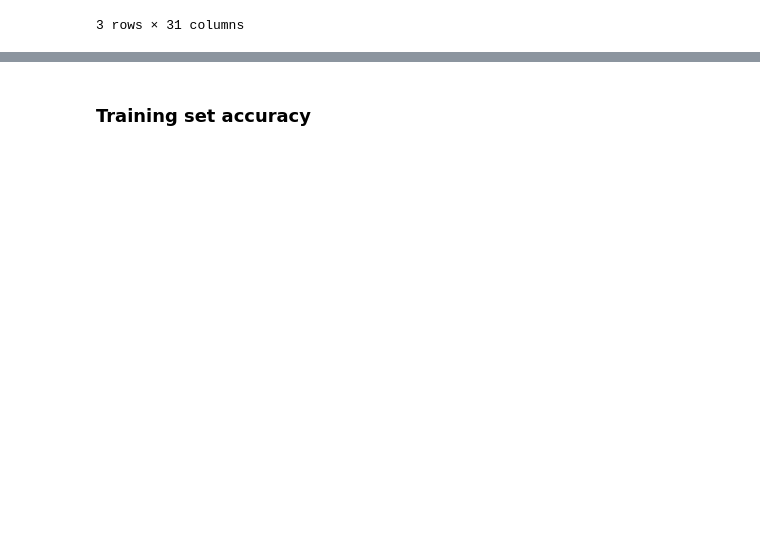
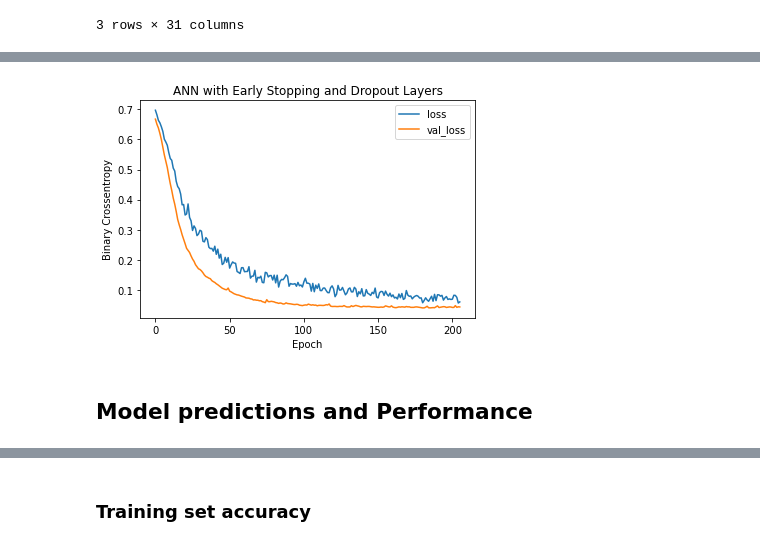
Before and after one commit to MoreShekharSanjay/project-machine-learning, a Jupyter notebook: Breast_Cancer_Prediction.ipynb, the cells around one changed output, grey strips where cells are left out. Saved outputs shown, nothing was run; the diff lists cells and outputs as text; code cells hidden in the pictures; blank space fills up the shorter version.

```diff
--- a/Breast_Cancer_Prediction.ipynb
+++ b/Breast_Cancer_Prediction.ipynb
@@ -106,0 +163,9 @@ test_pred = lr.predict(scaler.transform(X_test))
+# %%
+final_model = Sequential()
+final_model.add(Dense(30, activation='relu'))
+final_model.add(Dropout(0.5))
+final_model.add(Dense(15, activation='relu'))
+final_model.add(Dropout(0.5))
+final_model.add(Dense(1, activation='sigmoid'))
+final_model.compile(loss='binary_crossentropy', optimizer='adam')
+final_model.fit(x=X_train, y=y_train, epochs=600, validation_data=(X_test, y_test), callbacks=[early_stop])
@@ -106,0 +191,10 @@ test_pred = lr.predict(scaler.transform(X_test))
+# %%
+losses = pd.DataFrame(final_model.history.history)
+losses.plot()
+plt.title('ANN with Early Stopping and Dropout Layers')
+plt.xlabel('Epoch')
+plt.ylabel('Binary Crossentropy');
+# %% [output]
+[figure, added]
+# %% [markdown]
+## Model predictions and Performance
```
Also changed, not shown: parts of 27 cells of this notebook.
